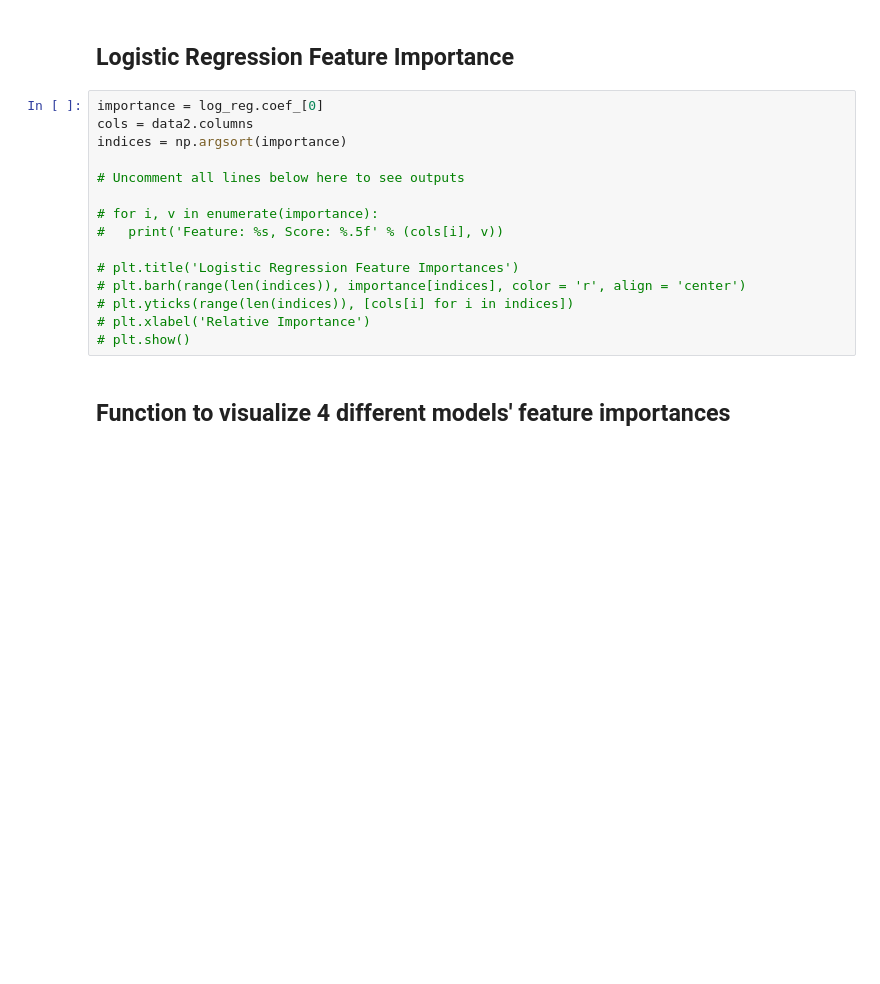
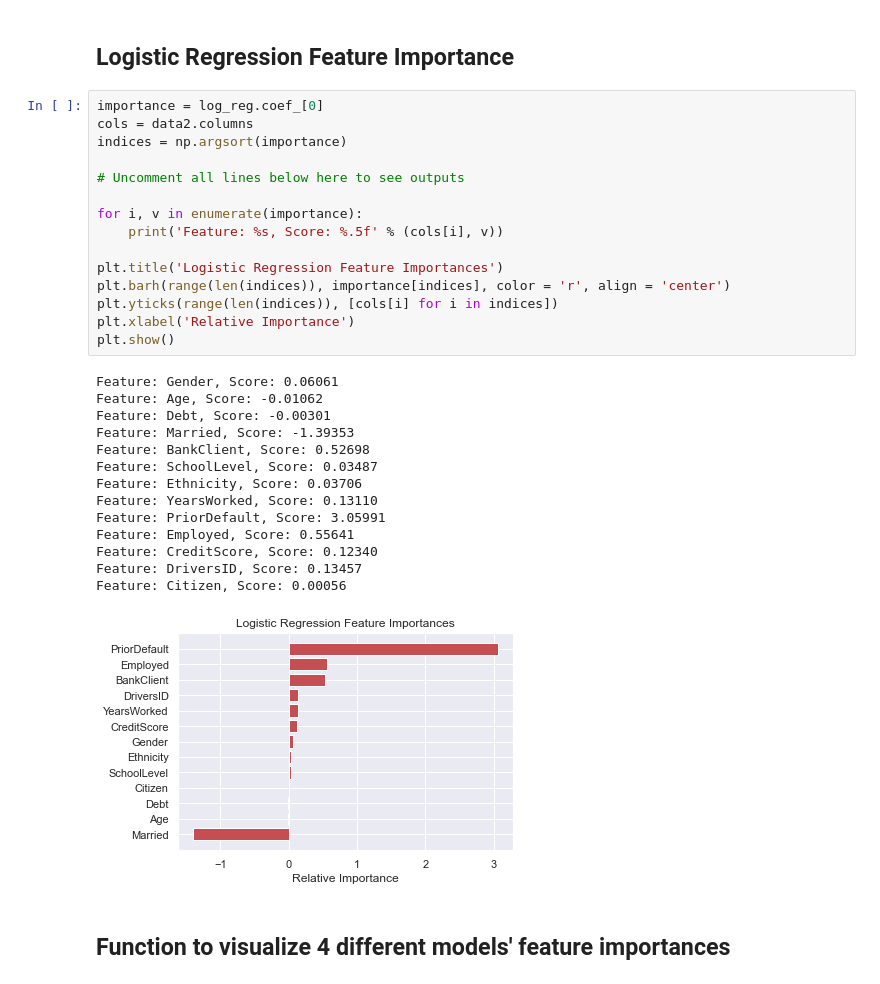
Before and after one commit to calvintirrell/Capstone_Credit_Card_Classification, a Jupyter notebook: notebook/capstone_v3.ipynb, the cells around one changed output. Saved outputs shown, nothing was run; the diff lists cells and outputs as text; blank space fills up the shorter version.

```diff
--- a/notebook/capstone_v3.ipynb
+++ b/notebook/capstone_v3.ipynb
@@ -530,18 +530,33 @@ print(top_scores.nlargest(13, 'Score'))
 # %%
 importance = log_reg.coef_[0]
 cols = data2.columns
 indices = np.argsort(importance)
 
 # Uncomment all lines below here to see outputs
 
-# for i, v in enumerate(importance):
-# 	print('Feature: %s, Score: %.5f' % (cols[i], v))
+for i, v in enumerate(importance):
+	print('Feature: %s, Score: %.5f' % (cols[i], v))
 
-# plt.title('Logistic Regression Feature Importances')
-# plt.barh(range(len(indices)), importance[indices], color = 'r', align = 'center')
-# plt.yticks(range(len(indices)), [cols[i] for i in indices])
-# plt.xlabel('Relative Importance')
-# plt.show()
+plt.title('Logistic Regression Feature Importances')
+plt.barh(range(len(indices)), importance[indices], color = 'r', align = 'center')
+plt.yticks(range(len(indices)), [cols[i] for i in indices])
+plt.xlabel('Relative Importance')
+plt.show()
+# %% [output]
+Feature: Gender, Score: 0.06061
+Feature: Age, Score: -0.01062
+Feature: Debt, Score: -0.00301
+Feature: Married, Score: -1.39353
+Feature: BankClient, Score: 0.52698
+Feature: SchoolLevel, Score: 0.03487
+Feature: Ethnicity, Score: 0.03706
+Feature: YearsWorked, Score: 0.13110
+Feature: PriorDefault, Score: 3.05991
+Feature: Employed, Score: 0.55641
+Feature: CreditScore, Score: 0.12340
+Feature: DriversID, Score: 0.13457
+Feature: Citizen, Score: 0.00056
+[figure, added]
 # %% [markdown]
 ## Function to visualize 4 different models' feature importances
 # %%
```
Also changed, not shown: parts of 2 cells of this notebook.
